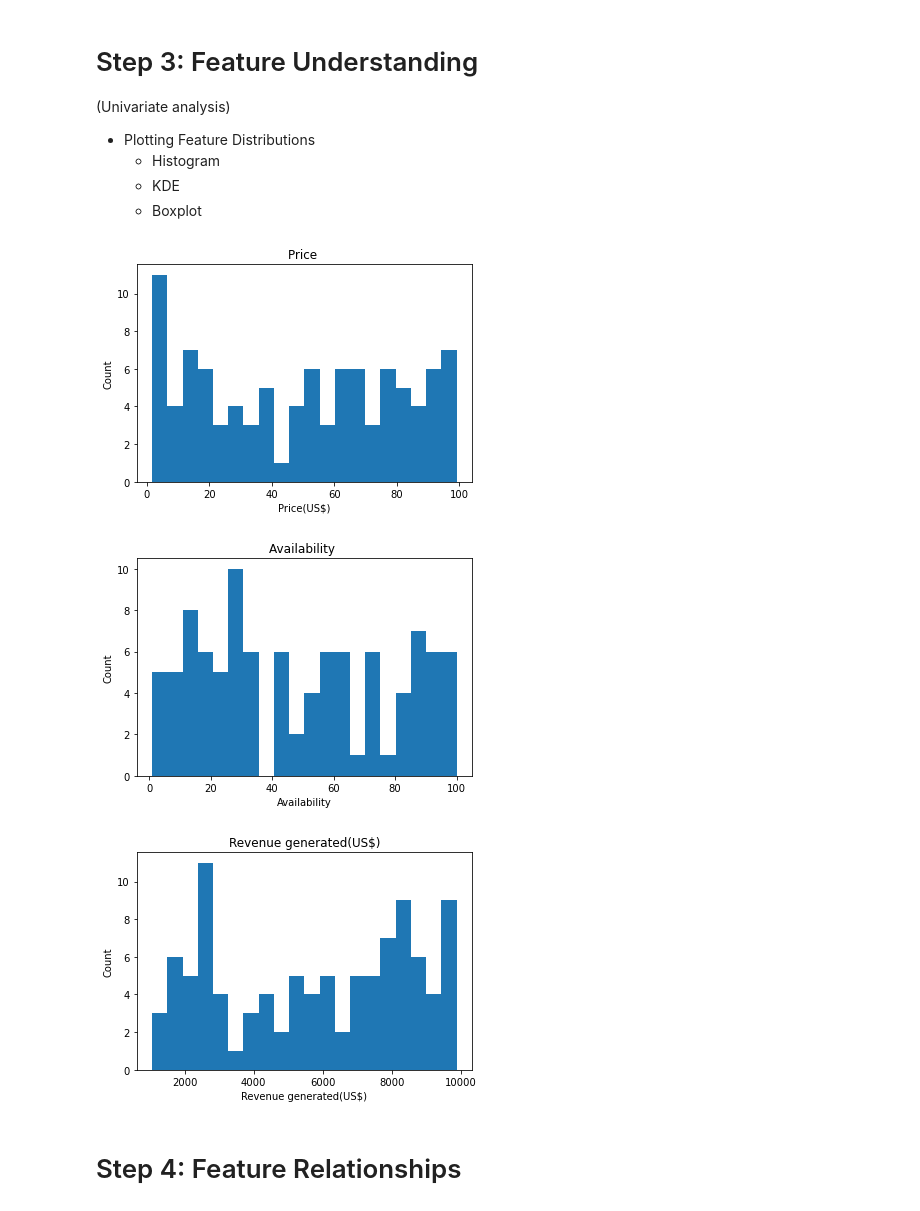
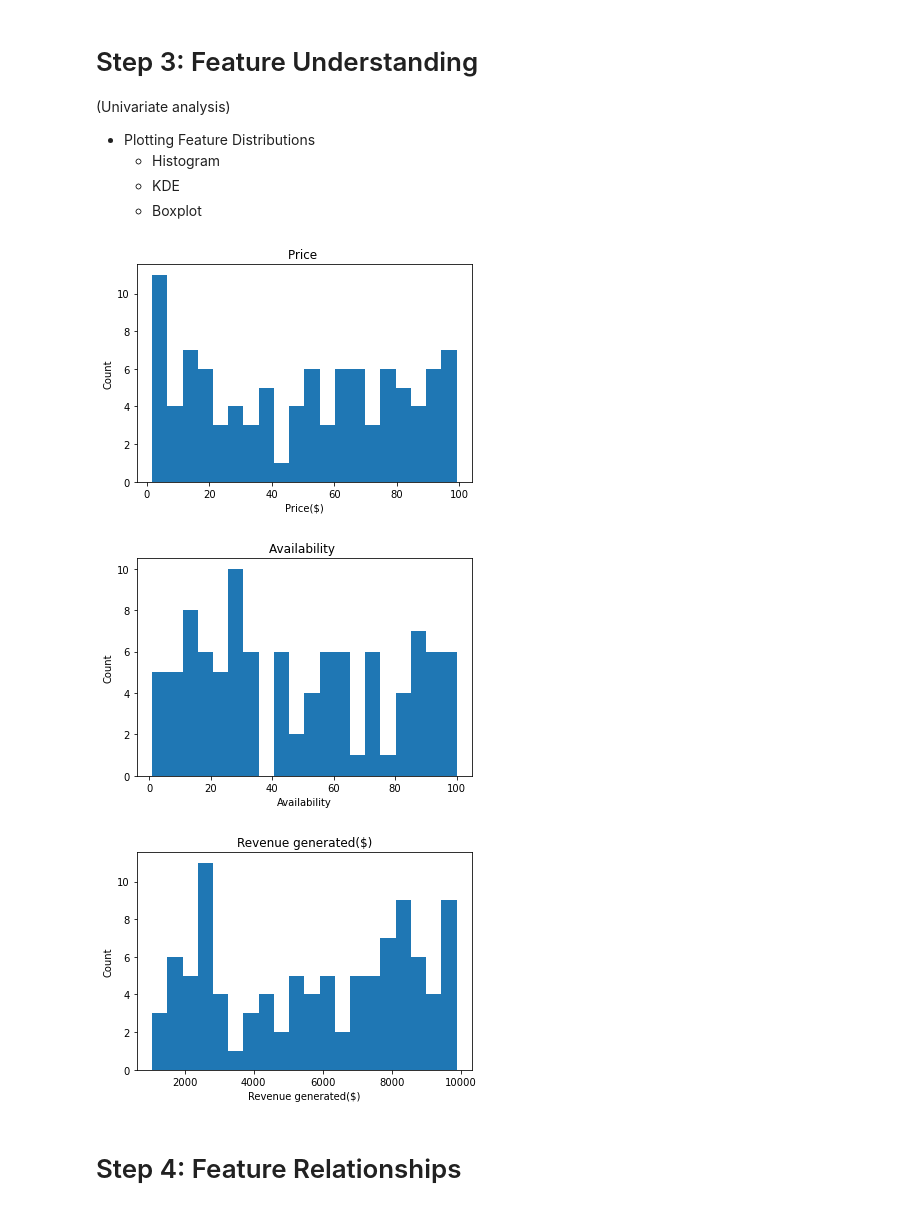
Before and after one commit to Kholeka98/Data_Cleaning_Excel, a Jupyter notebook: Exploratory data analysis.ipynb, the cells around one changed output. Drawn from its saved outputs; the diff is of its cells as text; code cells hidden in the pictures.

```diff
--- a/Exploratory data analysis.ipynb
+++ b/Exploratory data analysis.ipynb
@@ -150,8 +150,8 @@ df1.describe()
 | max | 99.171329 | 100.000000 | 996.000000 | 9866.465458 | 96.000000 | 9.929816 | ... |
 # %%
 #Rename columns to include units
-df1 = df1.rename( columns= {'Price':'Price(US$)', 'Revenue generated': 'Revenue generated(US$)',
-                     'Shipping costs': 'Shipping costs (US$)', 'Manufacturing costs':'Manufacturing costs (US$)'})
+df1 = df1.rename( columns= {'Price':'Price($)', 'Revenue generated': 'Revenue generated($)',
+                     'Shipping costs': 'Shipping costs($)', 'Manufacturing costs':'Manufacturing costs($)'})
 # %% [markdown]
 # Step 3: Feature Understanding
 (Univariate analysis)
@@ -162,27 +162,27 @@ df1 = df1.rename( columns= {'Price':'Price(US$)', 'Revenue generated': 'Revenue
     - Boxplot
 # %%
 #We plot histograms for selected columns
-plt.hist(df1['Price(US$)'], bins = 20)
-plt.xlabel("Price(US$)")
+plt.hist(df1['Price($)'], bins = 20)
+plt.xlabel("Price($)")
 plt.ylabel("Count")
 plt.title("Price ")
 plt.show()
 
 plt.hist(df1['Availability'], bins = 20)
 plt.xlabel("Availability")
 plt.ylabel("Count")
 plt.title("Availability ")
 plt.show()
 
-plt.hist(df1['Revenue generated(US$)'], bins = 20)
-plt.xlabel('Revenue generated(US$)')
+plt.hist(df1['Revenue generated($)'], bins = 20)
+plt.xlabel('Revenue generated($)')
 plt.ylabel("Count")
-plt.title('Revenue generated(US$)')
+plt.title('Revenue generated($)')
 plt.show()
 # %% [output]
-[figure, old version]
+[figure, new version]
 [figure]
-[figure, old version]
+[figure, new version]
 # %% [markdown]
 # Step 4: Feature Relationships
 # %%
```
Also changed, not shown: parts of 8 cells of this notebook.
